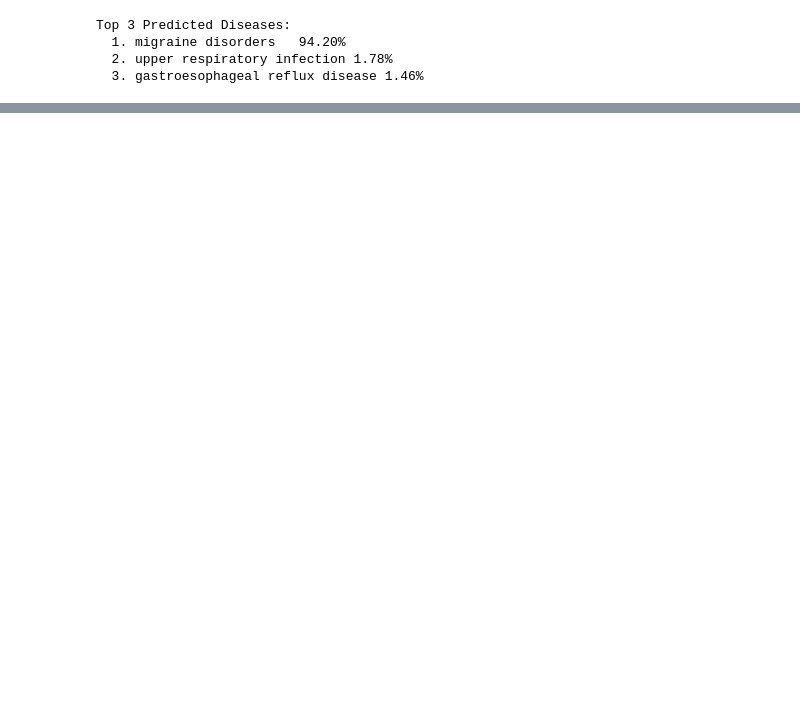
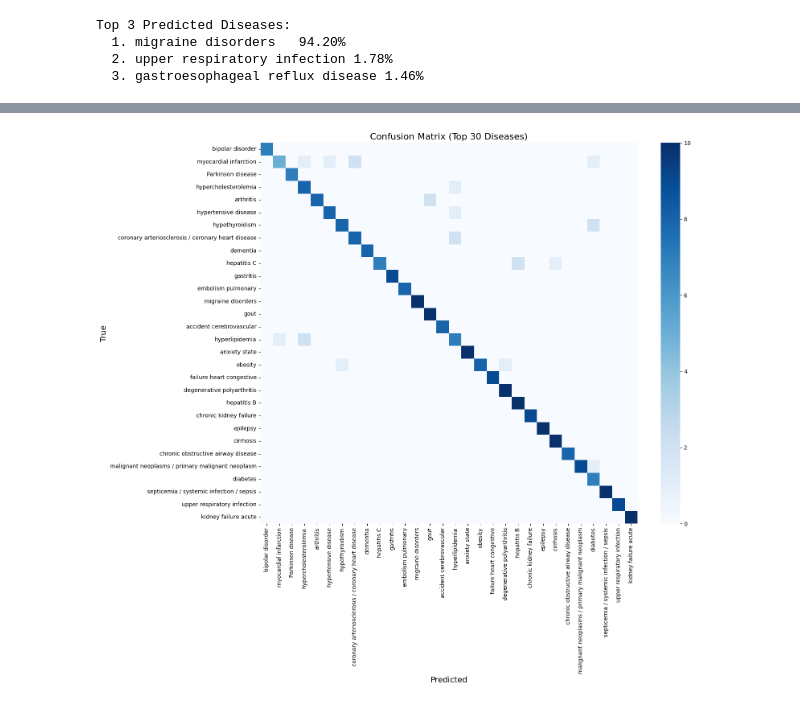
Before and after one commit to AbhiGodara/Digital-Diagnosis-v2, a Jupyter notebook: notebooks/02_model_training.ipynb, the cells around one changed output, grey strips where cells are left out. Saved outputs shown, nothing was run; the diff lists cells and outputs as text; code cells hidden in the pictures; blank space fills up the shorter version.

```diff
--- a/notebooks/02_model_training.ipynb
+++ b/notebooks/02_model_training.ipynb
@@ -116,0 +131,32 @@ Top 3 Predicted Diseases:
+# %%
+import pandas as pd
+import numpy as np
+import matplotlib.pyplot as plt
+import seaborn as sns
+from sklearn.metrics import confusion_matrix
+
+# 1. Find the top 30 most frequent diseases in y_test
+top_30_encoded_labels = pd.Series(y_test).value_counts().nlargest(30).index.tolist()
+
+# 2. Generate the full confusion matrix for ALL classes to maintain index alignment
+all_labels = np.arange(len(le.classes_))
+cm = confusion_matrix(y_test, y_pred, labels=all_labels)
+
+# 3. Slice the matrix to extract only the rows and columns of the top 30 diseases
+cm_top30 = cm[np.ix_(top_30_encoded_labels, top_30_encoded_labels)]
+
+# 4. Get the human-readable names for these top 30 diseases
+top_30_disease_names = le.inverse_transform(top_30_encoded_labels)
+
+# 5. Plot the heatmap
+plt.figure(figsize=(16, 14))
+sns.heatmap(cm_top30, cmap="Blues", xticklabels=top_30_disease_names, yticklabels=top_30_disease_names)
+plt.title("Confusion Matrix (Top 30 Diseases)", fontsize=16)
+plt.xlabel("Predicted", fontsize=14)
+plt.ylabel("True", fontsize=14)
+plt.xticks(rotation=90, fontsize=10)
+plt.yticks(rotation=0, fontsize=10)
+plt.tight_layout()
+plt.show()
+# %% [output]
+[figure, added]
```
Also changed, not shown: parts of 2 cells of this notebook, 23 other files.
